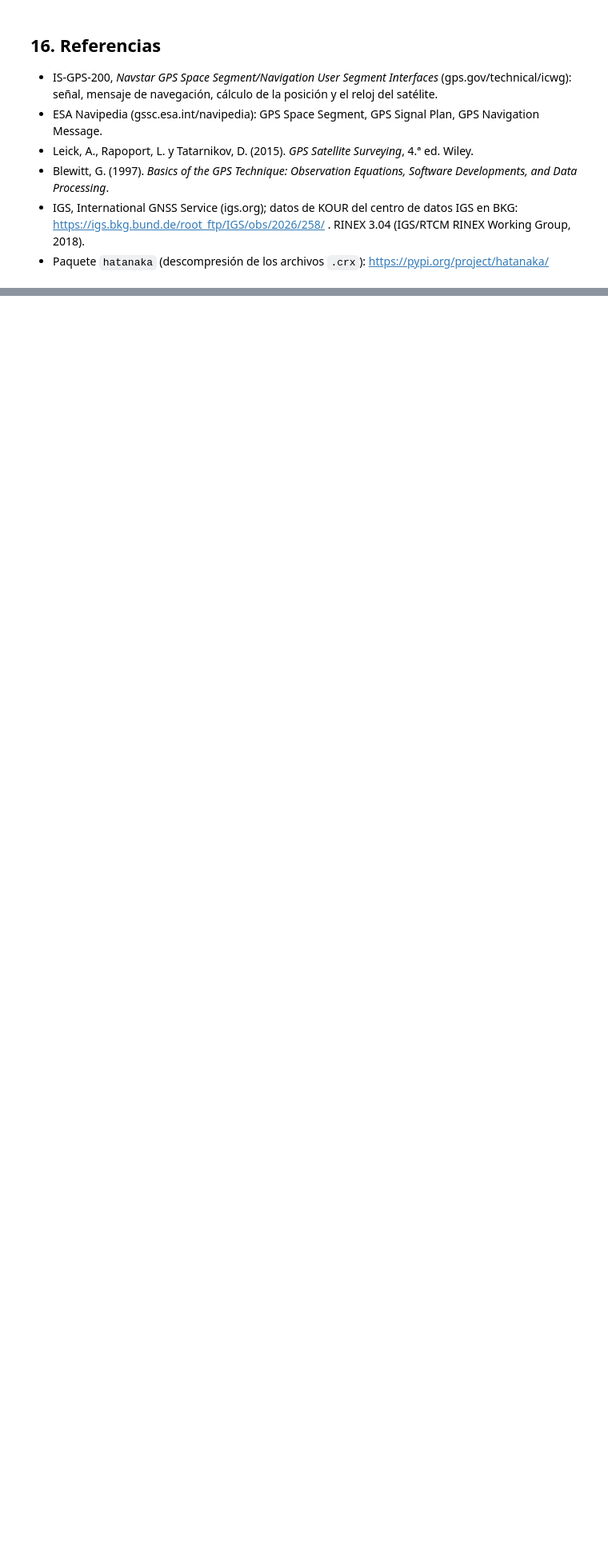
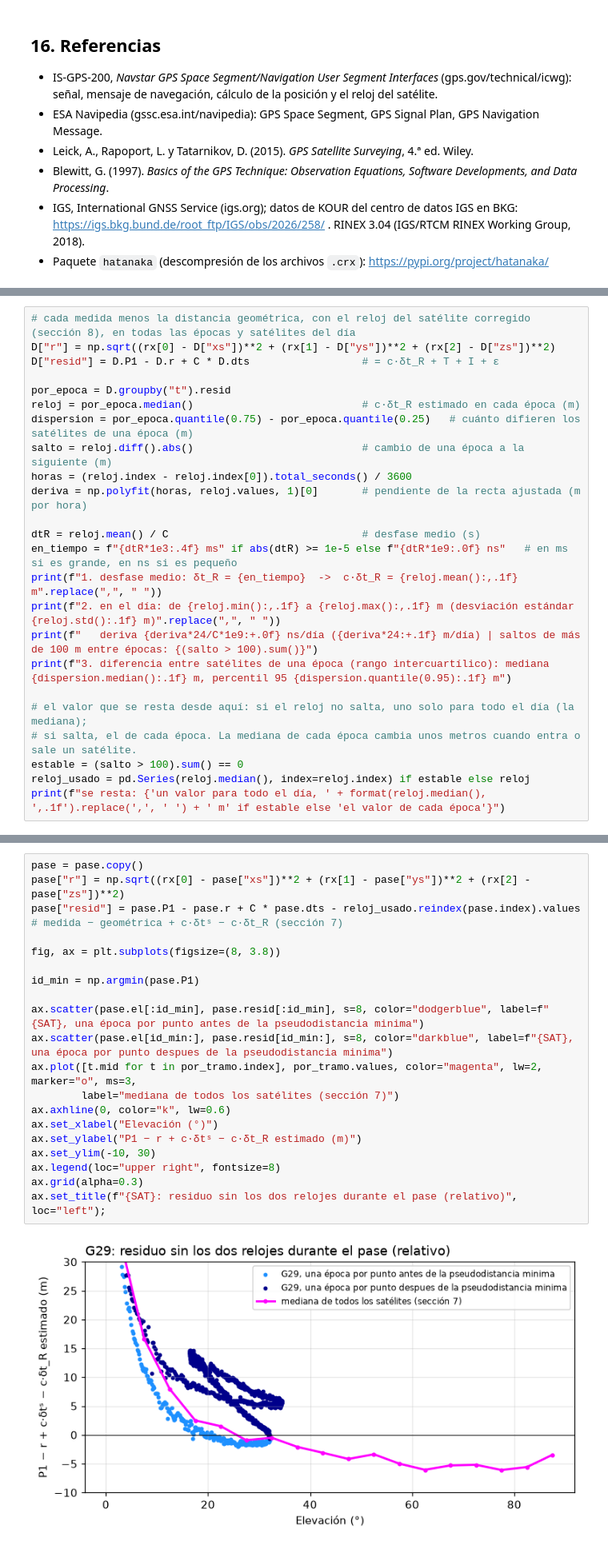
Before and after one commit to S4GC/Geopositioning-and-Navigation, a Jupyter notebook: GNSS/gnss_pseudodistancia_final.ipynb, the cells around one changed output, grey strips where cells are left out. Shown at 80% size. Saved outputs shown, nothing was run; the diff lists cells and outputs as text; blank space fills up the shorter version.

```diff
--- a/GNSS/gnss_pseudodistancia_final.ipynb
+++ b/GNSS/gnss_pseudodistancia_final.ipynb
@@ -926,0 +1544,24 @@ Lo conocido: $P_i$ (medido), $x^s_i, y^s_i, z^s_i, \delta t^s_i$ (del mensaje),
+# %%
+# cada medida menos la distancia geométrica, con el reloj del satélite corregido (sección 8), en todas las épocas y satélites del día
+D["r"] = np.sqrt((rx[0] - D["xs"])**2 + (rx[1] - D["ys"])**2 + (rx[2] - D["zs"])**2)
+D["resid"] = D.P1 - D.r + C * D.dts                  # = c·δt_R + T + I + ε
+
+por_epoca = D.groupby("t").resid
+reloj = por_epoca.median()                           # c·δt_R estimado en cada época (m)
+dispersion = por_epoca.quantile(0.75) - por_epoca.quantile(0.25)   # cuánto difieren los satélites de una época (m)
+salto = reloj.diff().abs()                           # cambio de una época a la siguiente (m)
+horas = (reloj.index - reloj.index[0]).total_seconds() / 3600
+deriva = np.polyfit(horas, reloj.values, 1)[0]       # pendiente de la recta ajustada (m por hora)
+
+dtR = reloj.mean() / C                               # desfase medio (s)
+en_tiempo = f"{dtR*1e3:.4f} ms" if abs(dtR) >= 1e-5 else f"{dtR*1e9:.0f} ns"   # en ms si es grande, en ns si es pequeño
+print(f"1. desfase medio: δt_R = {en_tiempo}  ->  c·δt_R = {reloj.mean():,.1f} m".replace(",", " "))
+print(f"2. en el día: de {reloj.min():,.1f} a {reloj.max():,.1f} m (desviación estándar {reloj.std():.1f} m)".replace(",", " "))
+print(f"   deriva {deriva*24/C*1e9:+.0f} ns/día ({deriva*24:+.1f} m/día) | saltos de más de 100 m entre épocas: {(salto > 100).sum()}")
+print(f"3. diferencia entre satélites de una época (rango intercuartílico): mediana {dispersion.median():.1f} m, percentil 95 {dispersion.quantile(0.95):.1f} m")
+
+# el valor que se resta desde aquí: si el reloj no salta, uno solo para todo el día (la mediana);
+# si salta, el de cada época. La mediana de cada época cambia unos metros cuando entra o sale un satélite.
+estable = (salto > 100).sum() == 0
+reloj_usado = pd.Series(reloj.median(), index=reloj.index) if estable else reloj
+print(f"se resta: {'un valor para todo el día, ' + format(reloj.median(), ',.1f').replace(',', ' ') + ' m' if estable else 'el valor de cada época'}")
@@ -926,0 +1684,22 @@ Lo conocido: $P_i$ (medido), $x^s_i, y^s_i, z^s_i, \delta t^s_i$ (del mensaje),
+# %%
+pase = pase.copy()
+pase["r"] = np.sqrt((rx[0] - pase["xs"])**2 + (rx[1] - pase["ys"])**2 + (rx[2] - pase["zs"])**2)
+pase["resid"] = pase.P1 - pase.r + C * pase.dts - reloj_usado.reindex(pase.index).values   # medida − geométrica + c·δtˢ − c·δt_R (sección 7)
+
+fig, ax = plt.subplots(figsize=(8, 3.8))
+
+id_min = np.argmin(pase.P1)
+
+ax.scatter(pase.el[:id_min], pase.resid[:id_min], s=8, color="dodgerblue", label=f"{SAT}, una época por punto antes de la pseudodistancia minima")
+ax.scatter(pase.el[id_min:], pase.resid[id_min:], s=8, color="darkblue", label=f"{SAT}, una época por punto despues de la pseudodistancia minima")
+ax.plot([t.mid for t in por_tramo.index], por_tramo.values, color="magenta", lw=2, marker="o", ms=3,
+        label="mediana de todos los satélites (sección 7)")
+ax.axhline(0, color="k", lw=0.6)
+ax.set_xlabel("Elevación (°)")
+ax.set_ylabel("P1 − r + c·δtˢ − c·δt_R estimado (m)")
+ax.set_ylim(-10, 30)
+ax.legend(loc="upper right", fontsize=8)
+ax.grid(alpha=0.3)
+ax.set_title(f"{SAT}: residuo sin los dos relojes durante el pase (relativo)", loc="left");
+# %% [output]
+[figure, added]
```
Also changed, not shown: parts of 46 cells of this notebook.
